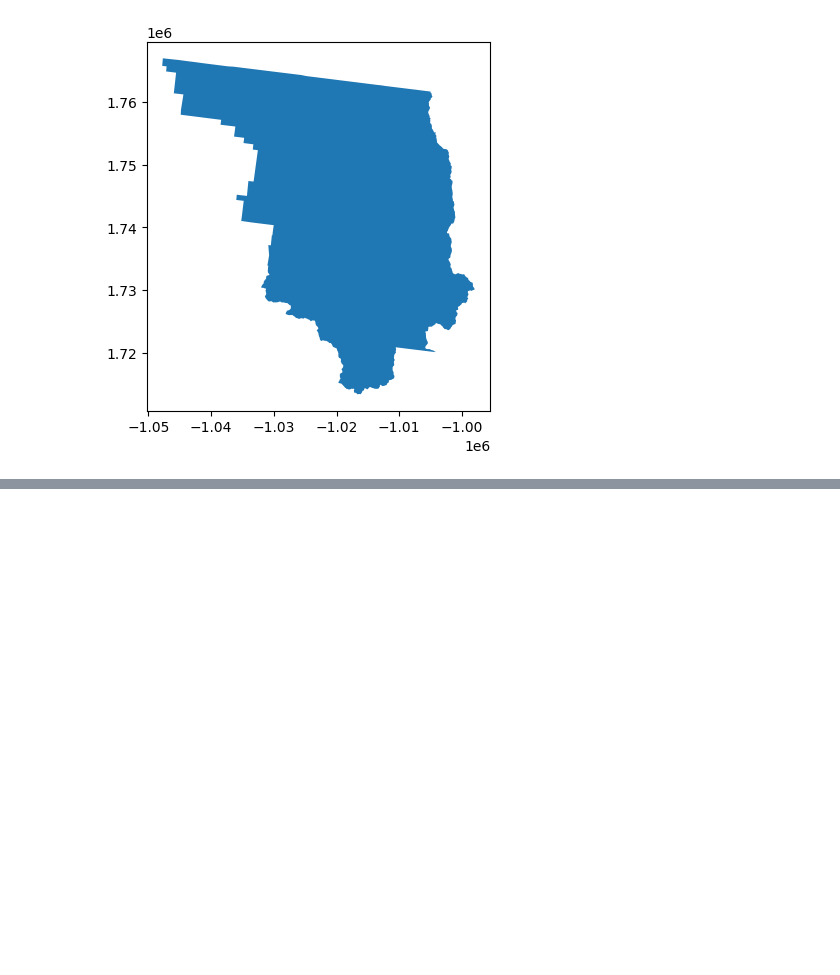
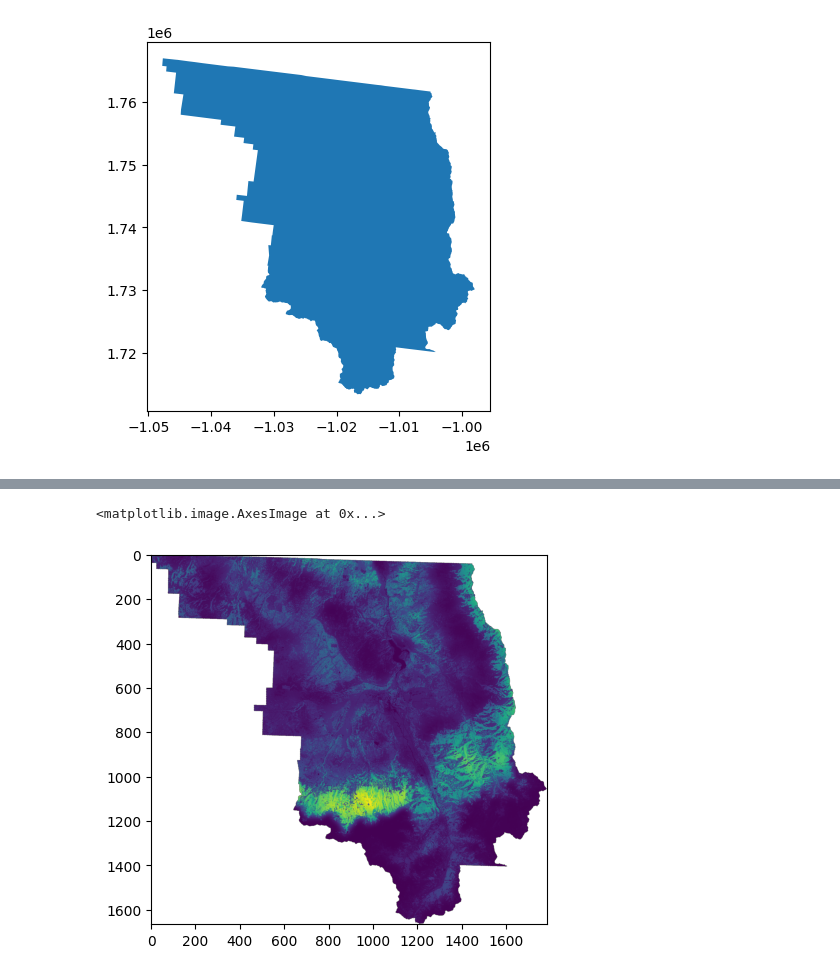
Before and after one commit to bryceayoung/ouray, a Jupyter notebook: post-thesis-work/exposure_overlay.ipynb, the cells around one changed output, grey strips where cells are left out. Saved outputs shown, nothing was run; the diff lists cells and outputs as text; code cells hidden in the pictures; blank space fills up the shorter version.

```diff
--- a/post-thesis-work/exposure_overlay.ipynb
+++ b/post-thesis-work/exposure_overlay.ipynb
@@ -51,0 +165,28 @@ county_5070.plot()
+# %%
+from rasterio.warp import reproject, Resampling
+
+# Set shape and dtype from county 26913 raster
+dst_shape = (county_prof_30m_26913['height'], county_prof_30m_26913['width'])
+rps_26913 = np.full(dst_shape, rps_prof['nodata'], dtype=rps_county.dtype)
+
+reproject(
+    source=rps_county,
+    destination=rps_26913,
+    src_transform=county_prof_30m['transform'],  # original raster's transform
+    src_crs=county_prof_30m['crs'],              # original raster's CRS
+    dst_transform=county_prof_30m_26913['transform'],
+    dst_crs=county_prof_30m_26913['crs'],
+    resampling=Resampling.nearest  # or bilinear if you want smooth transitions
+)
+
+rps_masked = np.where(
+    county_rast_30m_26913 == 1,
+    rps_26913,
+    rps_prof['nodata']
+)
+
+rps_masked[rps_masked == rps_prof['nodata']] = np.nan
+plt.imshow(rps_masked)
+# %% [output]
+<matplotlib.image.AxesImage at 0x...>
+[figure, added]
```
Also changed, not shown: parts of 13 cells of this notebook, 1 other file.
